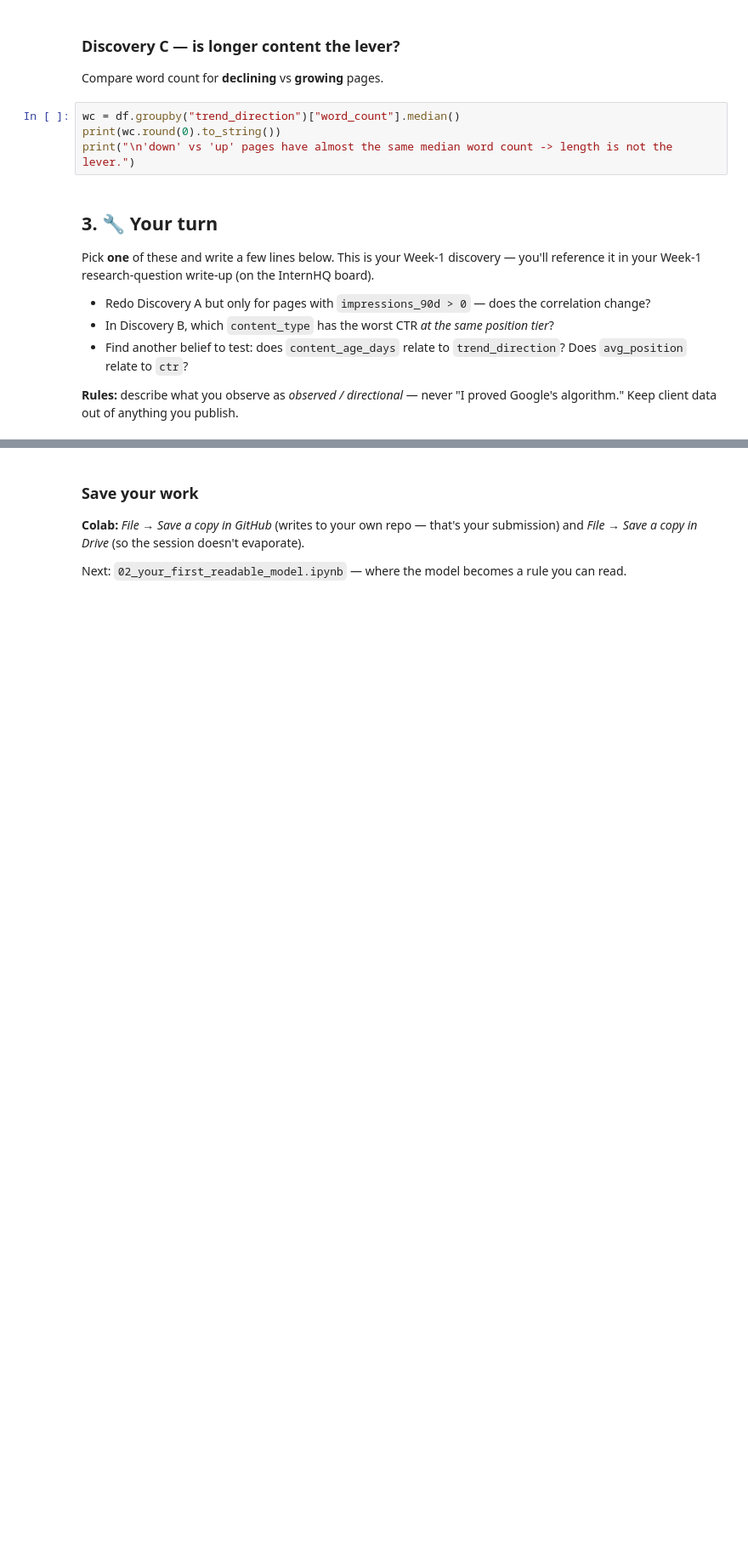
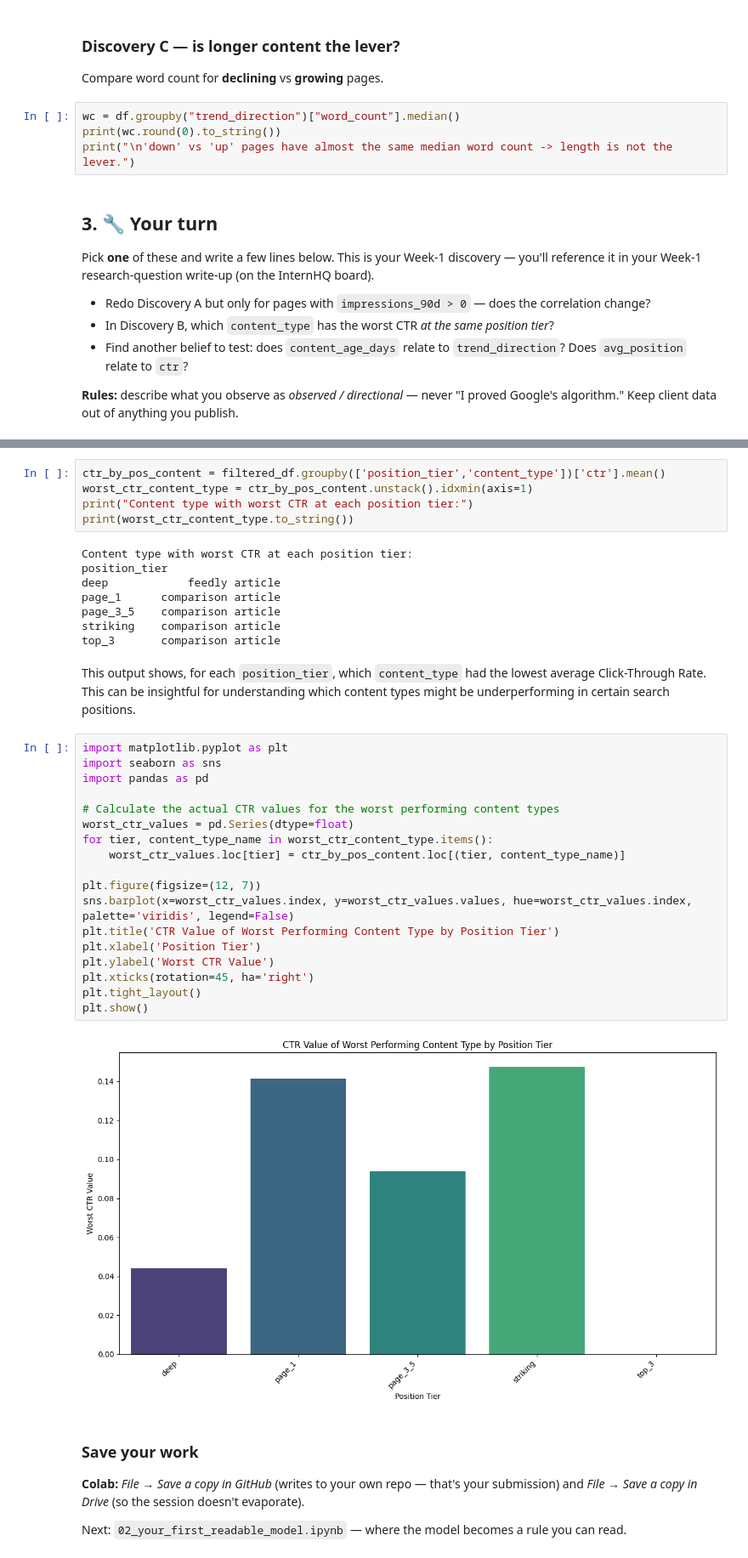
Before and after one commit to genius1oak/ConvexML, a Jupyter notebook: notebooks/01_first_look_and_discovery.ipynb, the cells around one changed output, grey strips where cells are left out. Shown at 85% size. Saved outputs shown, nothing was run; the diff lists cells and outputs as text; blank space fills up the shorter version.

```diff
--- a/notebooks/01_first_look_and_discovery.ipynb
+++ b/notebooks/01_first_look_and_discovery.ipynb
@@ -149,3 +200,38 @@ Pick **one** of these and write a few lines below. This is your Week-1 discovery
+# %%
+ctr_by_pos_content = filtered_df.groupby(['position_tier','content_type'])['ctr'].mean()
+worst_ctr_content_type = ctr_by_pos_content.unstack().idxmin(axis=1)
+print("Content type with worst CTR at each position tier:")
+print(worst_ctr_content_type.to_string())
+# %% [output]
+Content type with worst CTR at each position tier:
+position_tier
+deep            feedly article
+page_1      comparison article
+page_3_5    comparison article
+striking    comparison article
+top_3       comparison article
+# %% [markdown]
+This output shows, for each `position_tier`, which `content_type` had the lowest average Click-Through Rate. This can be insightful for understanding which content types might be underperforming in certain search positions.
+# %%
+import matplotlib.pyplot as plt
+import seaborn as sns
+import pandas as pd
+
+# Calculate the actual CTR values for the worst performing content types
+worst_ctr_values = pd.Series(dtype=float)
+for tier, content_type_name in worst_ctr_content_type.items():
+    worst_ctr_values.loc[tier] = ctr_by_pos_content.loc[(tier, content_type_name)]
+
+plt.figure(figsize=(12, 7))
+sns.barplot(x=worst_ctr_values.index, y=worst_ctr_values.values, hue=worst_ctr_values.index, palette='viridis', legend=False)
+plt.title('CTR Value of Worst Performing Content Type by Position Tier')
+plt.xlabel('Position Tier')
+plt.ylabel('Worst CTR Value')
+plt.xticks(rotation=45, ha='right')
+plt.tight_layout()
+plt.show()
+# %% [output]
+[figure, added]
 # %% [markdown]
 ### Save your work
 **Colab:** *File → Save a copy in GitHub* (writes to your own repo — that's your submission) and *File → Save a copy in Drive* (so the session doesn't evaporate).
```
Also changed, not shown: parts of 6 cells of this notebook.
